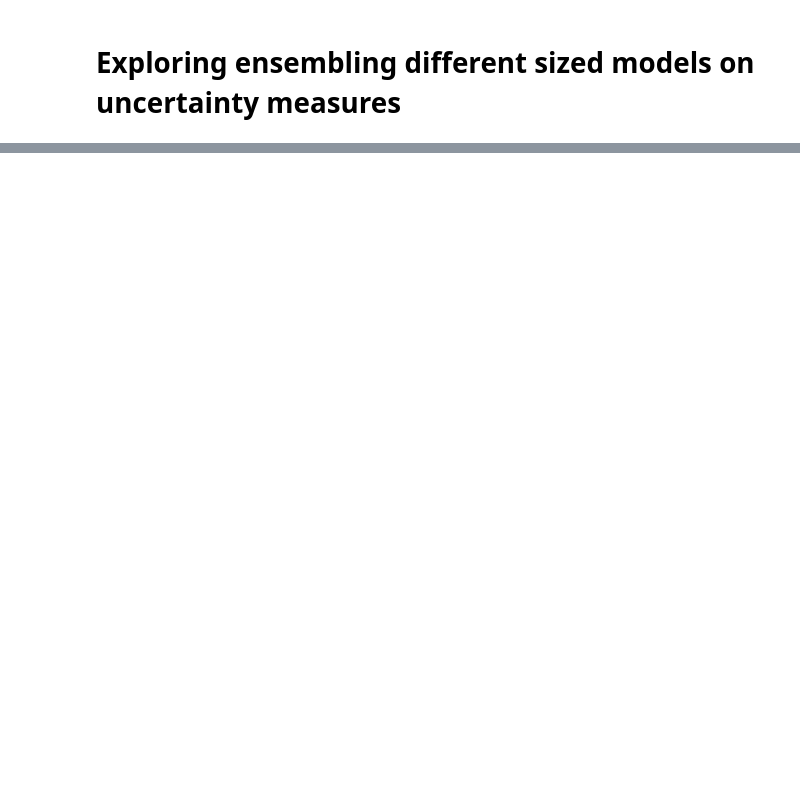
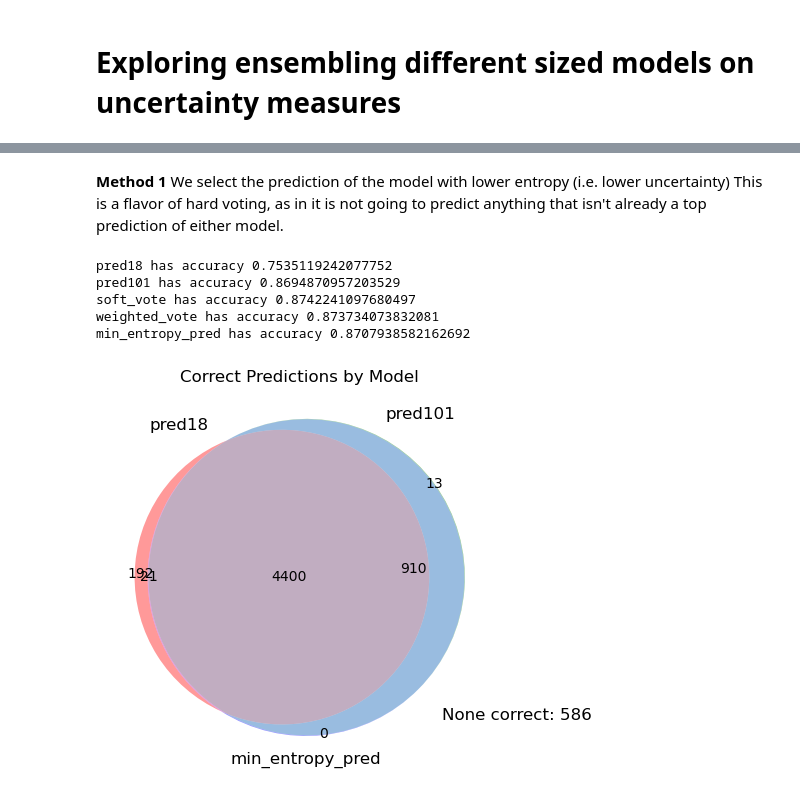
Before and after one commit to TimothyZG/wliura2024, a Jupyter notebook: exp2/post-exp2-analysis/ensemble.ipynb, the cells around one changed output, grey strips where cells are left out. Cells and saved outputs as stored; diff of their text form; code cells hidden in the pictures; blank space fills up the shorter version.

Commit message:
added ensemble aggregation methods exploration

```diff
--- a/exp2/post-exp2-analysis/ensemble.ipynb
+++ b/exp2/post-exp2-analysis/ensemble.ipynb
@@ -36,0 +78,8 @@ pred.shape=(6122, 3)
+# %%
+# Soft Voting
+def soft_vote(pred1, pred2):
+    sum_pred = pred1+pred2
+    return np.argmax(sum_pred,axis=1)
+pred["soft_vote"] = soft_vote(df18, df101)
+display(pred.head(1))
+eval_pred(pred)
@@ -36,0 +92,8 @@ pred.shape=(6122, 3)
+# %%
+# Soft Voting
+def weighted_vote(pred1, pred2, weight1, weight2):
+    weighted_pred = np.multiply(weight1,pred1)+np.multiply(weight2,pred2)
+    return np.argmax(weighted_pred,axis=1)
+pred["weighted_vote"] = weighted_vote(df18, df101, 0.75, 0.87)
+display(pred.head(1))
+eval_pred(pred)
@@ -36,0 +110,16 @@ pred.shape=(6122, 3)
+# %%
+# Generate 2 KL Columns, 2 Entropy Columns, 2 Cross-Entropy Columns
+unc_pred = pred.copy()
+def calc_kl(P,Q,numclass):
+    return rel_entr(P.iloc[:,0:numclass],Q.iloc[:,0:numclass]).sum(1)
+unc_pred["kl_18_101"] = calc_kl(df18,df101,num_class)
+unc_pred["kl_101_18"] = calc_kl(df101,df18,num_class)
+def calc_entropy(P,numclass):
+    return entropy(P.iloc[:,0:numclass],axis=1)
+unc_pred["ent_18"] = calc_entropy(df18,num_class)
+unc_pred["ent_101"] = calc_entropy(df101,num_class)
+def calc_cross_ent(P,Q,numclass):
+    return np.log(entropy(P.iloc[:,0:numclass],Q.iloc[:,0:numclass],axis=1))
+unc_pred["ce_18_101"] = calc_cross_ent(df18,df101,num_class)
+unc_pred["ce_101_18"] = calc_cross_ent(df18,df101,num_class)
+unc_pred.head()
@@ -36,0 +133,14 @@ pred.shape=(6122, 3)
+# %% [markdown]
+**Method 1** We select the prediction of the model with lower entropy (i.e. lower uncertainty) This is a flavor of hard voting, as in it is not going to predict anything that isn't already a top prediction of either model.
+# %%
+pred["min_entropy_pred"] = np.where(unc_pred["ent_18"]>unc_pred["ent_101"],pred["pred101"],pred["pred18"])
+pred.head(1)
+eval_pred(pred)
+venn(pred[["pred18","pred101","min_entropy_pred","target"]])
+# %% [output]
+pred18 has accuracy 0.7535119242077752
+pred101 has accuracy 0.8694870957203529
+soft_vote has accuracy 0.8742241097680497
+weighted_vote has accuracy 0.873734073832081
+min_entropy_pred has accuracy 0.8707938582162692
+[figure, added]
```
Also changed, not shown: parts of 12 cells of this notebook, 1 other file.
